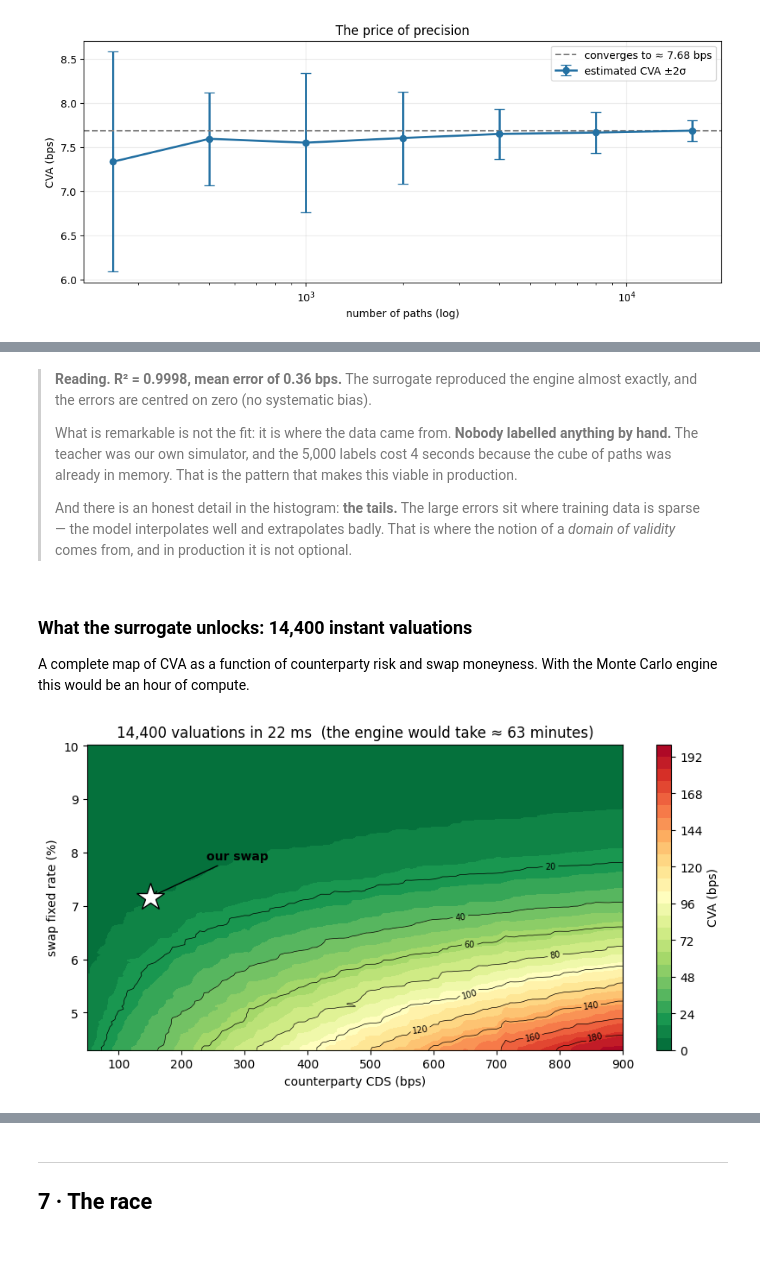
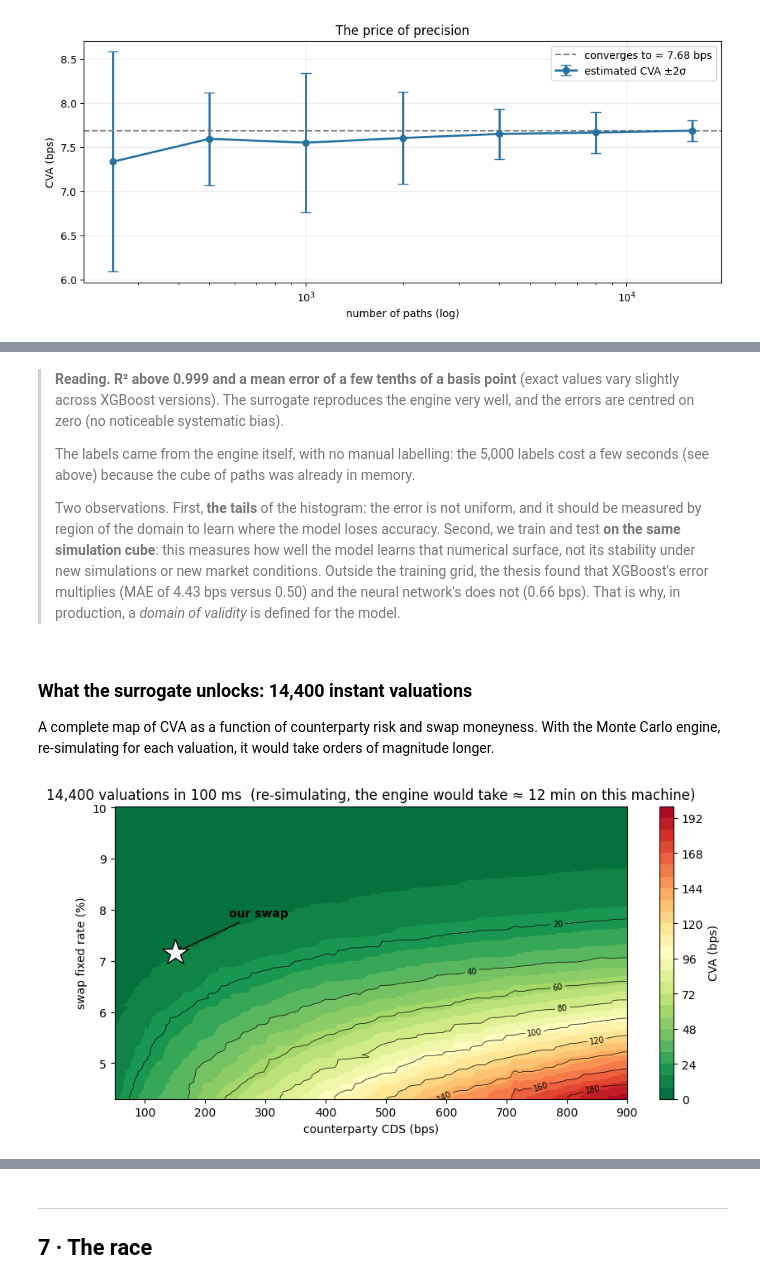
Before and after one commit to mauriliopatino/counterparty-risk-xva, a Jupyter notebook: cva_dva_demo_ENG.ipynb, the cells around one changed output, grey strips where cells are left out. Cells and saved outputs as stored; diff of their text form; code cells hidden in the pictures; blank space fills up the shorter version.

```diff
--- a/cva_dva_demo_ENG.ipynb
+++ b/cva_dva_demo_ENG.ipynb
@@ -390,36 +409,41 @@ labels: 6.4 s   |   training: 0.32 s
 # %% [markdown]
-> **Reading.** **R² = 0.9998, mean error of 0.36 bps.** The surrogate reproduced the engine almost
-> exactly, and the errors are centred on zero (no systematic bias).
+> **Reading.** **R² above 0.999 and a mean error of a few tenths of a basis point** (exact values vary slightly
+> across XGBoost versions). The surrogate reproduces the engine very well, and the errors are centred
+> on zero (no noticeable systematic bias).
 >
-> What is remarkable is not the fit: it is where the data came from. **Nobody labelled anything by
-> hand.** The teacher was our own simulator, and the 5,000 labels cost 4 seconds because the cube of
-> paths was already in memory. That is the pattern that makes this viable in production.
+> The labels came from the engine
+> itself, with no manual labelling: the 5,000 labels cost a few seconds (see above) because the
+> cube of paths was already in memory.
 >
-> And there is an honest detail in the histogram: **the tails.** The large errors sit where training
-> data is sparse — the model interpolates well and extrapolates badly. That is where the notion of a
-> *domain of validity* comes from, and in production it is not optional.
+> Two observations. First, **the tails** of the histogram: the error is not uniform,
+> and it should be measured by region of the domain to learn where the model loses accuracy. Second,
+> we train and test **on the same simulation cube**: this measures how well the model learns that
+> numerical surface, not its stability under new simulations or new market conditions. Outside the
+> training grid, the thesis found that XGBoost's error multiplies (MAE of 4.43 bps versus 0.50) and
+> the neural network's does not (0.66 bps). That is why, in production, a *domain of validity* is defined
+> for the model.
 # %% [markdown]
 ### What the surrogate unlocks: 14,400 instant valuations
 A complete map of CVA as a function of counterparty risk and swap moneyness. With the Monte Carlo
-engine this would be an hour of compute.
+engine, re-simulating for each valuation, it would take orders of magnitude longer.
 # %%
 cg = np.linspace(50, 900, 120); kg = K_atm*np.linspace(0.6, 1.4, 120)
 CG, KG = np.meshgrid(cg, kg)
 t0 = time.perf_counter()
 Z = model.predict(np.column_stack([CG.ravel(), KG.ravel()])).reshape(CG.shape)
 t_map = time.perf_counter() - t0
 
 fig, ax = plt.subplots(figsize=(10, 4.6))
 im = ax.contourf(CG, 100*KG, Z, levels=24, cmap='RdYlGn_r')
 cs = ax.contour(CG, 100*KG, Z, levels=9, colors='k', linewidths=.5); ax.clabel(cs, fontsize=7)
 ax.plot(cds_her, 100*K_atm, '*', ms=24, color='white', markeredgecolor='k', zorder=5)
 ax.annotate('our swap', xy=(cds_her, 100*K_atm), xytext=(cds_her+90, 100*K_atm+0.7),
             arrowprops=dict(arrowstyle='->', color='k'), fontweight='bold')
 plt.colorbar(im, label='CVA (bps)')
 ax.set(xlabel='counterparty CDS (bps)', ylabel='swap fixed rate (%)',
        title=f'{CG.size:,} valuations in {t_map*1000:.0f} ms  '
-             f'(the engine would take ≈ {CG.size*0.264/60:.0f} minutes)')
+             f'(re-simulating, the engine would take ≈ {CG.size*(t_sim + t_val)/60:.0f} min on this machine)')
 ax.grid(False); plt.show()
 # %% [output]
-[figure, old version]
+[figure, new version]
 # %% [markdown]
```
Also changed, not shown: parts of 29 cells of this notebook, 4 other files.
